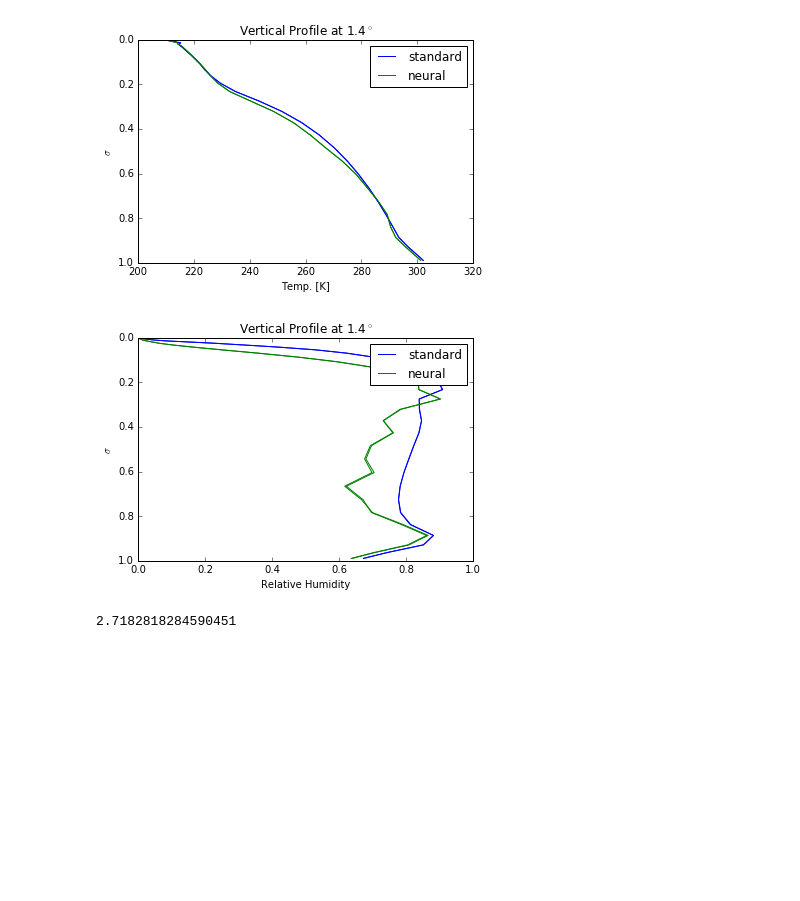
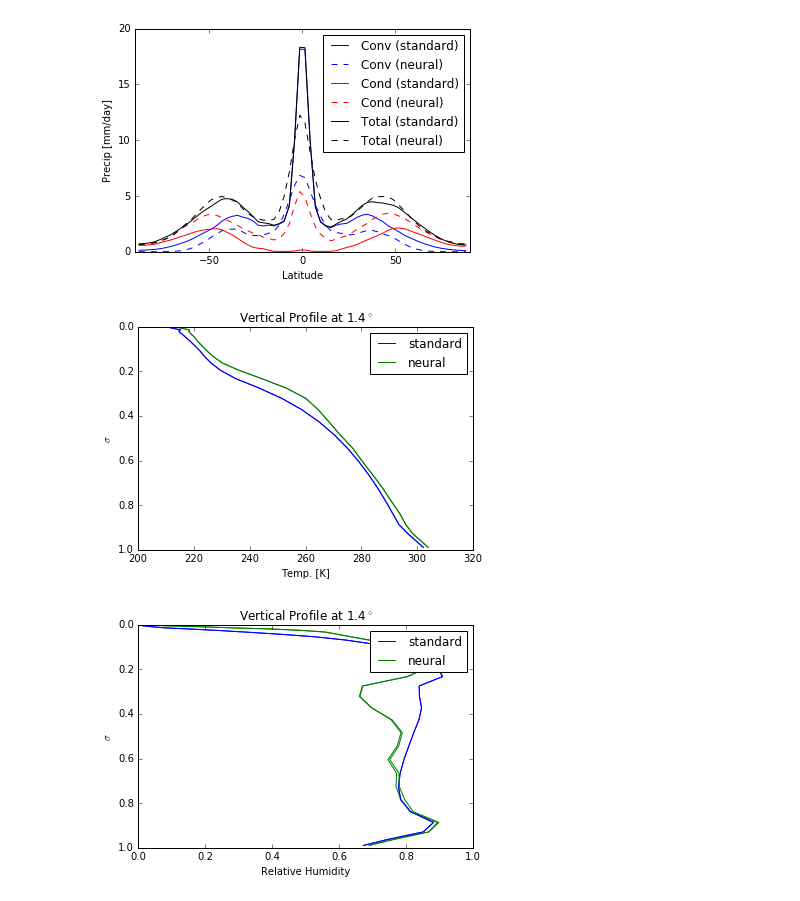
Before and after one commit to jgdwyer/ML-convection, a Jupyter notebook: notebooks/NN compare climo.ipynb, the cells around one changed output. Drawn from its saved outputs; the diff is of its cells as text; code cells hidden in the pictures; blank space fills up the shorter version.

```diff
--- a/notebooks/NN compare climo.ipynb
+++ b/notebooks/NN compare climo.ipynb
@@ -6,7 +6,8 @@ import matplotlib.pyplot as plt
 
 experno= 'nowetconvection_abs1.0'
 exper1 = 'del1.2_abs1.0_T42'
-exper2 = 'neural_del1.2_abs1.0_T42'
+# exper2 = 'neural_del1.2_abs1.0_T42'
+exper2 = 'neural_del1.2_abs1.0_T42_1262016incomplete_run'
 
 # Define experiments
 dno = sio.loadmat('/Users/jgdwyer/mitbox/scripts/nn/data/' \
@@ -61,7 +62,7 @@ def plt_cntrs(var, lat, sigma, d1, d2, clev0, clev1, cmap0=None):
     plt_cntr(lat, sigma, d2[var].T, ax2, titstr=vname[var]+' neural', levels=clev0, cmap=cmap0)
     plt_cntr(lat, sigma, d2[var].T - d1[var].T, ax3, titstr=vname[var]+' nrl-stndrd',
              levels=clev1, cmap=plt.cm.BrBG)
-    plt.savefig('./figs/climo/'+ var + '.eps', bbox_inches='tight')
+    plt.savefig('../figs/climo/'+ var + '.eps', bbox_inches='tight')
 
 def plt_cntrs_withdry(var, lat, sigma, d1, d2, dno, clev0, clev1, cmap0=None):
     f, axarr = plt.subplots(2,3,sharex=True,sharey=True, figsize=(10,5))
@@ -69,11 +70,12 @@ def plt_cntrs_withdry(var, lat, sigma, d1, d2, dno, clev0, clev1, cmap0=None):
     plt_cntr(lat, sigma, d1[var].T, axarr[0,1], titstr=vname[var]+' standard', levels=clev0, cmap=cmap0)
     plt_cntr(lat, sigma, d2[var].T, axarr[0,2], titstr=vname[var]+' neural', levels=clev0, cmap=cmap0)
     # plot diffs
-    plt_cntr(lat, sigma, d2[var].T - dno[var].T, axarr[1,0],
-             titstr=vname[var]+' nrl-noconv', levels=clev1, cmap=plt.cm.BrBG)
-    plt_cntr(lat, sigma, d2[var].T - d1[var].T,  axarr[1,1],
+    plt_cntr(lat, sigma, dno[var].T - d1[var].T, axarr[1,0],
+             titstr=vname[var]+' noconv-stndrd', levels=clev1, cmap=plt.cm.BrBG)
+    plt_cntr(lat, sigma, d2[var].T - d1[var].T,  axarr[1,2],
              titstr=vname[var]+' nrl-stndrd', levels=clev1, cmap=plt.cm.BrBG)
-    plt.savefig('./figs/climo/'+ var + '_noconv.eps', bbox_inches='tight')
+    axarr[1,1].axis('off')
+    plt.savefig('../figs/climo/'+ var + '_noconv.eps', bbox_inches='tight')
 
 def plt_all_cntrs():
     plt_cntrs_withdry('u', lat, sigma, d1, d2, dno, clev['u0'], clev['u1'])
@@ -95,12 +97,12 @@ def plt_precip(lat, d1, d2):
     plt.plot(lat, np.squeeze(d1['cond']), color='red',  ls='-', label='Cond (standard)')
     plt.plot(lat, np.squeeze(d2['cond']), color='red',  ls='--', label='Cond (neural)')
     plt.plot(lat, np.squeeze(d1['cond']+d1['conv']), color='k',  ls='-', label='Total (standard)')
-    plt.plot(lat, np.squeeze(d2['cond']+d2['cond']), color='k',  ls='--', label='Total (neural)')
+    plt.plot(lat, np.squeeze(d2['cond']+d2['conv']), color='k',  ls='--', label='Total (neural)')
     plt.ylabel('Precip [mm/day]')
     plt.xlabel('Latitude')
     plt.xlim(-90,90)
     plt.legend()
-    plt.savefig('./figs/climo/mean_precip.eps', bbox_inches='tight')
+    plt.savefig('../figs/climo/mean_precip.eps', bbox_inches='tight')
 
 def plt_1d(lat, var, d1, d2, titstr, atsfc=False):
     plt.figure()
@@ -110,55 +112,52 @@ def plt_1d(lat, var, d1, d2, titstr, atsfc=False):
         v1=v1[:,-1]
         v2=v2[:,-1]
     plt.plot(lat, v1, label = 'standard')
     plt.plot(lat, v2, label = 'neural')
     plt.title(titstr)
     plt.xlim(-90,90)
     plt.legend()
-    plt.savefig('./figs/climo/1d_'+var+'.eps', bbox_inches='tight')
+    plt.savefig('../figs/climo/1d_'+var+'.eps', bbox_inches='tight')
 
 # Make contour plots
-# plt_cntrs('u', lat, sigma, d1, d2, clev['u0'], clev['u1'])
-# plt_cntrs('t', lat, sigma, d1, d2, clev['t0'], clev['t1'])
-# plt_cntrs('w', lat, sigma, d1, d2, clev['w0'], clev['w1'])
-# plt_cntrs('q', lat, sigma, d1, d2, clev['q0'], clev['q1'])
-# plt_cntrs('rhum_avg', lat, sigma, d1, d2, clev['r0'], clev['r1'])
-# plt_cntrs('stream', lat, sigma, d1, d2, clev['s0'], clev['s1'],cmap0=plt.cm.BrBG)
-# plt_cntrs('buoyancy_freq', lat, sigma, d1, d2, clev['b0'], clev['b1'])
-# plt_cntrs('vq', lat, sigma, d1, d2, clev['vq0'], clev['vq1'],cmap0=plt.cm.BrBG)
-# plt_cntrs('theta_e', lat, sigma, d1, d2, clev['thetae0'], clev['thetae1'])
-# plt_cntrs('theta_e_sat', lat, sigma, d1, d2, clev['thetaes0'], clev['thetaes1'])
-# plt_all_cntrs()
+plt_cntrs('u', lat, sigma, d1, d2, clev['u0'], clev['u1'])
+plt_cntrs('t', lat, sigma, d1, d2, clev['t0'], clev['t1'])
+plt_cntrs('w', lat, sigma, d1, d2, clev['w0'], clev['w1'])
+plt_cntrs('q', lat, sigma, d1, d2, clev['q0'], clev['q1'])
+plt_cntrs('rhum_avg', lat, sigma, d1, d2, clev['r0'], clev['r1'])
+plt_cntrs('stream', lat, sigma, d1, d2, clev['s0'], clev['s1'],cmap0=plt.cm.BrBG)
+plt_cntrs('buoyancy_freq', lat, sigma, d1, d2, clev['b0'], clev['b1'])
+plt_cntrs('vq', lat, sigma, d1, d2, clev['vq0'], clev['vq1'],cmap0=plt.cm.BrBG)
+plt_cntrs('theta_e', lat, sigma, d1, d2, clev['thetae0'], clev['thetae1'])
+plt_cntrs('theta_e_sat', lat, sigma, d1, d2, clev['thetaes0'], clev['thetaes1'])
+plt_all_cntrs()
 
 # Make 1-d plots
-# plt_precip(lat,d1,d2)
-# plt_1d(lat, 'conv', d1, d2, 'Convective Precip')
-# plt_1d(lat, 't', d1, d2, 'Sfc. Temp.',atsfc=True)
-# plt_1d(lat, 'u', d1, d2, 'Sfc. Zonal Wind',atsfc=True)
-# plt_1d(lat, 'cond_q999', d1, d2, '99.9% Cond Intnsty')
-# plt_1d(lat, 'conv_q999', d1, d2, '99.9% Conv Intnsty')
+plt_precip(lat,d1,d2)
+plt_1d(lat, 'conv', d1, d2, 'Convective Precip')
+plt_1d(lat, 't', d1, d2, 'Sfc. Temp.',atsfc=True)
+plt_1d(lat, 'u', d1, d2, 'Sfc. Zonal Wind',atsfc=True)
+plt_1d(lat, 'cond_q999', d1, d2, '99.9% Cond Intnsty')
+plt_1d(lat, 'conv_q999', d1, d2, '99.9% Conv Intnsty')
 
 def plt_vert(lev, var, d1, d2, titstr):
     latind=32
     plt.figure()
     plt.plot(np.squeeze(d1[var][latind,:]), lev, color='blue', label = 'standard')
     plt.plot(np.squeeze(d2[var][latind,:]), lev, color='green', label = 'neural')
     plt.plot(np.squeeze(d1[var][latind-1,:]), lev, color='blue')
     plt.plot(np.squeeze(d2[var][latind-1,:]), lev, color='green')
     plt.ylim(1,0)
     plt.ylabel(r'$\sigma$')
     plt.xlabel(vname[var])
     plt.title(titstr)
     plt.legend()
-    plt.savefig('./figs/climo/vert_'+var+'.eps', bbox_inches='tight')
+    plt.savefig('../figs/climo/vert_'+var+'.eps', bbox_inches='tight')
 
 
 
 plt_vert(sigma, 't', d1, d2, r'Vertical Profile at 1.4$^\circ$')
 plt_vert(sigma, 'rhum_avg', d1, d2, r'Vertical Profile at 1.4$^\circ$')
 # %% [output]
-[figure, old version]
+[figure, new version]
-[figure, old version]
+[figure, new version]
+[figure, added]
-# %%
-np.exp(1)
-# %% [output]
-2.7182818284590451
```
Also changed, not shown: parts of 5 cells of this notebook, 2 other files.
